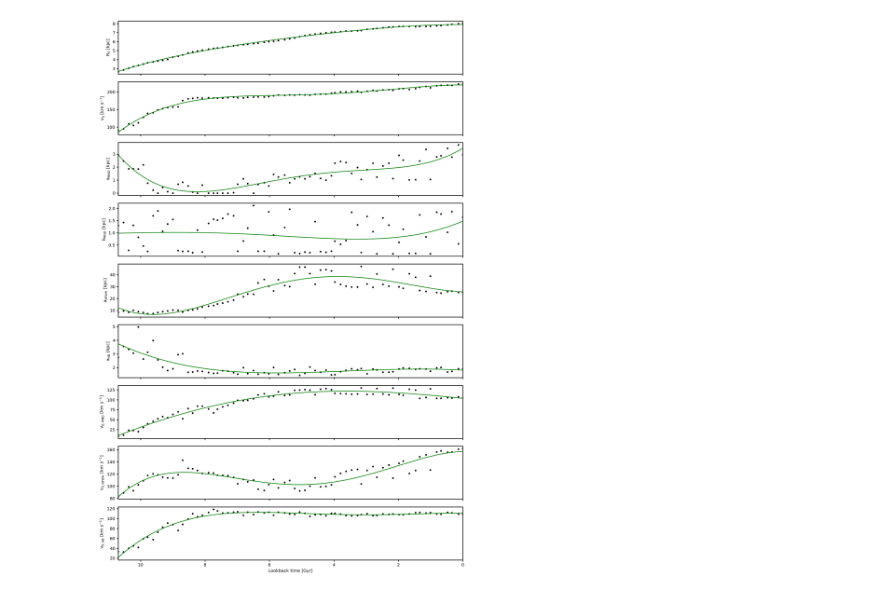
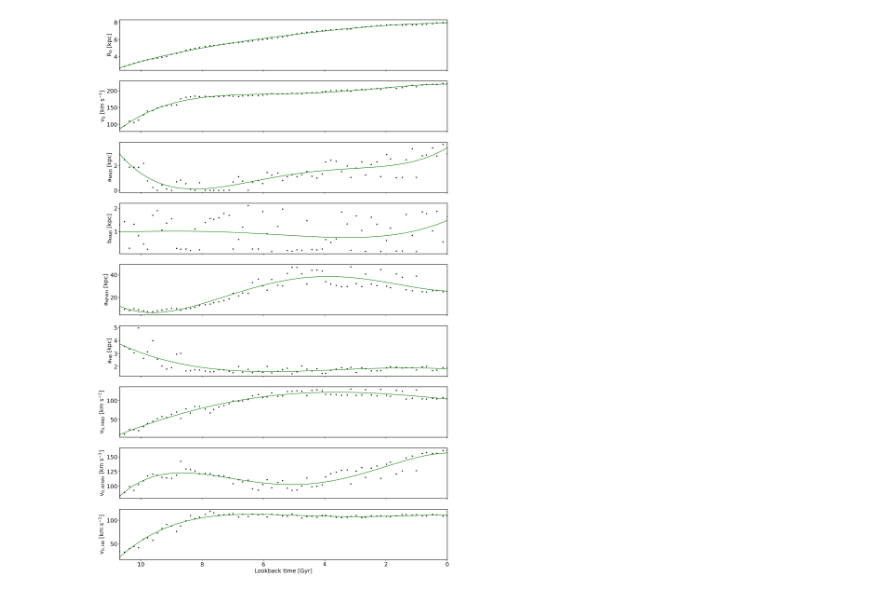
Before and after one commit to sophialilleengen/masterproject, a Jupyter notebook: notebooks/Potential/1potential_evolution.ipynb, the cells around one changed output. Saved outputs shown, nothing was run; the diff lists cells and outputs as text; code cells hidden in the pictures.

```diff
--- a/notebooks/Potential/1potential_evolution.ipynb
+++ b/notebooks/Potential/1potential_evolution.ipynb
@@ -118,32 +118,32 @@ labels = ["R$_{0}$ [kpc]","v$_0$ [km s$^{-1}$]","a$_{\mathrm{MND}}$ [kpc]","b$_{
 params = np.vstack([R0_kpc_all, v0_kms_all,a_MND_kpc_all, b_MND_kpc_all, a_NFWH_kpc_all, a_HB_kpc_all, v0_MND_kms_all, v0_NFWH_kms_all, v0_HB_kms_all])
 # %%
 jj = 4 # looked best
-f, axes = plt.subplots(ndim, 1, figsize=(12,18), sharex=True)
+f, axes = plt.subplots(ndim, 1, figsize=(16,25), sharex=True)
 fitted_params = []
 for ii in range(ndim):
     axes[ii].set_ylabel(labels[ii])
     if ii == (ndim - 1):
         axes[ii].set_xlabel('Lookback time [Gyr]')
     #axes[ii,1].set_yscale('log', nonposy="clip")
     #p = np.poly1d(zz[0])
     x = np.arange(60,128,1)
     x = age[-len(x):]
     y = params[ii]
     axes[ii].plot(x,y, 'k.')
     zz = np.polyfit(x, y, jj, full = True)
     #axes[ii].set_xlim(axes[ii].get_xlim()
     #axes[ii].legend()
     p = np.poly1d(zz[0])
     xp = x
     axes[ii].plot(xp, p(xp), 'g-', label = str(jj + 1) + ' polynoms')
 
     fitted_params.append(p(xp))
 
 axes[ii].set_xlim(np.max(age[-len(x):]), np.min(age[-len(x):]))
 f.tight_layout()
 plt.show()
 # %% [output]
-[figure, old version]
+[figure, new version]
 # %%
 f.savefig(plotdir+'potential/fitted_potential_evolution_dec18.png', format = 'png', dpi = 300, bbox_to_inches = 'tight')
 # %%
```
Also changed, not shown: parts of 2 cells of this notebook, 2 other files.
